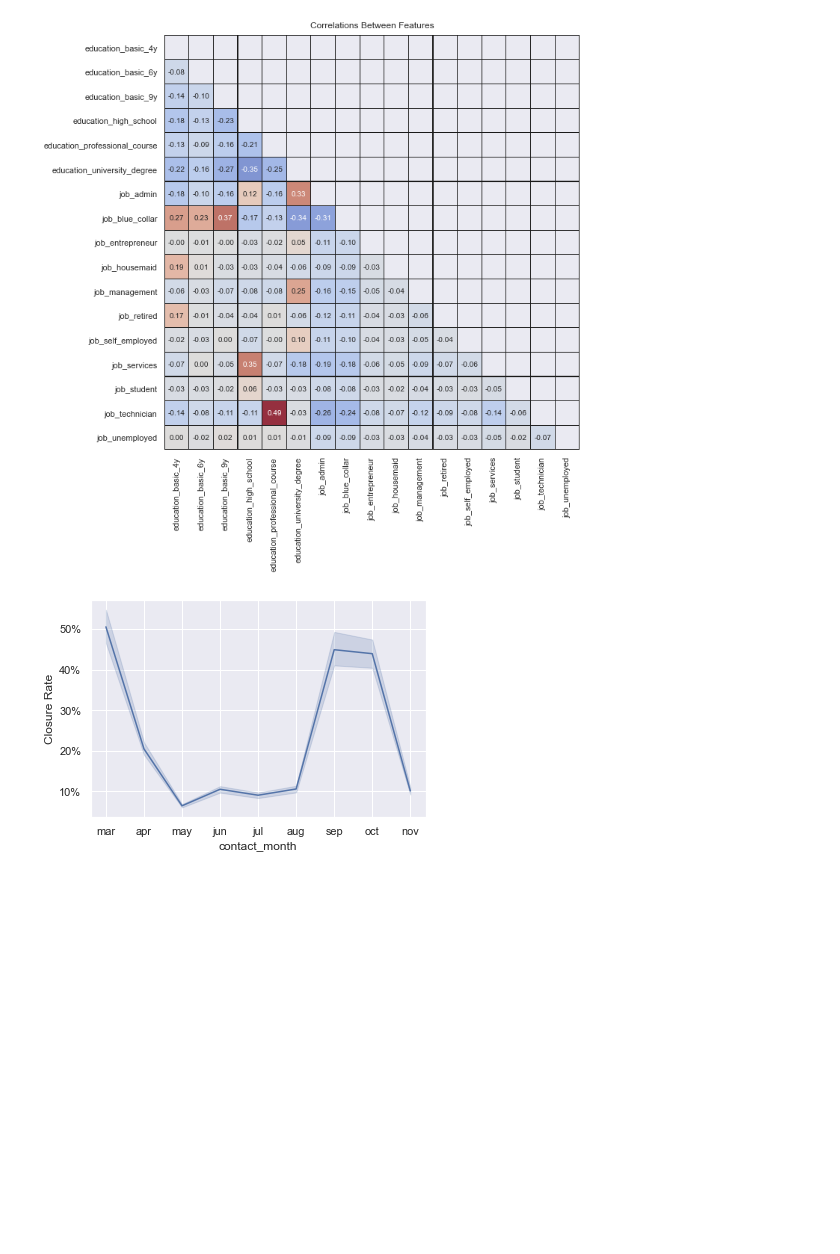
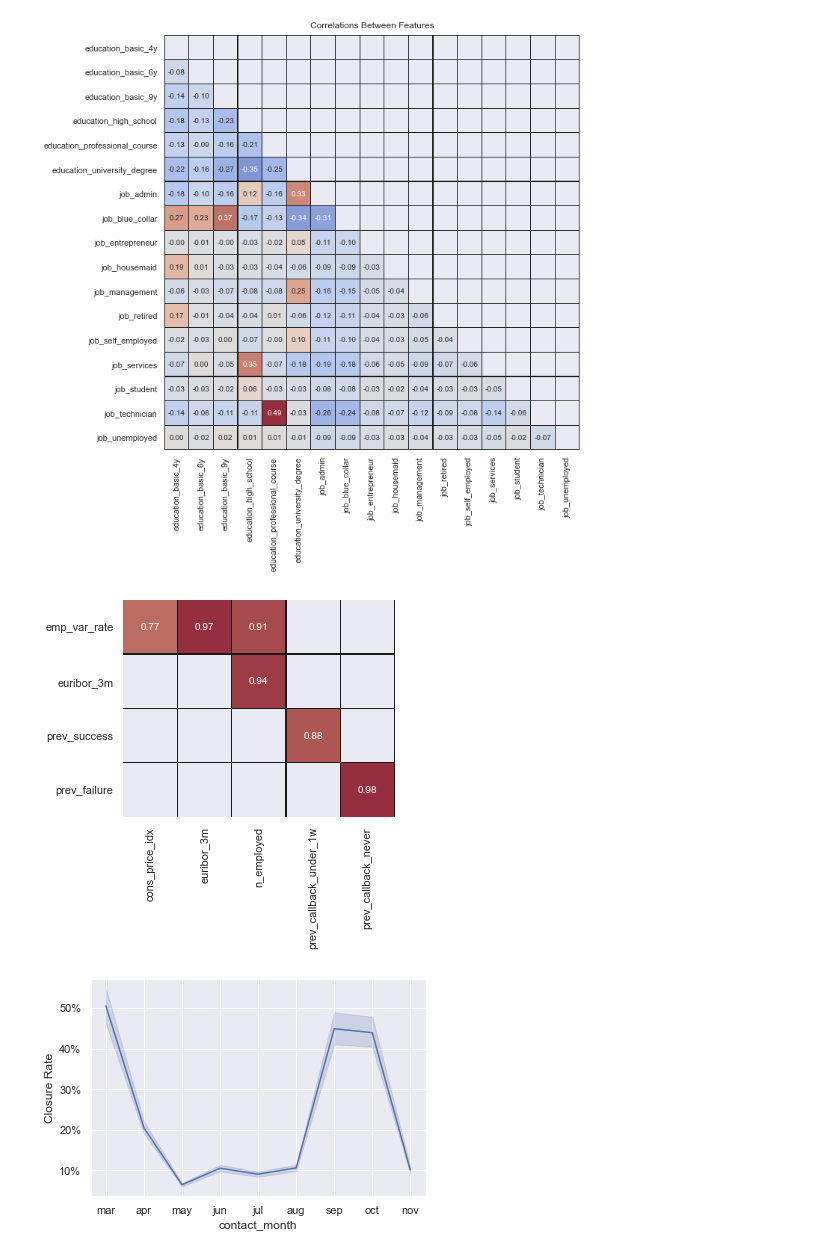
Before and after one commit to ndgigliotti/dsc-phase-3-project, a Jupyter notebook: index.ipynb, the cells around one changed output. Cells and saved outputs as stored; diff of their text form; code cells hidden in the pictures; blank space fills up the shorter version.

```diff
--- a/index.ipynb
+++ b/index.ipynb
@@ -417,6 +421,12 @@ plotting.pair_corr_heatmap(dummies, scale=.6, fmt=".2f")
 del dummies
 # %% [output]
 [figure]
+# %%
+high_corrs = diagnostics.high_correlations(df).unstack()
+sns.heatmap(data=high_corrs, **plotting.HEATMAP_STYLE)
+del high_corrs
+# %% [output]
+[figure, added]
 # %%
 ax = sns.lineplot(data=df, x="contact_month", y="invested")
 ax.yaxis.set_major_formatter(ticker.PercentFormatter(xmax=1))
```
Also changed, not shown: parts of 21 cells of this notebook, 4 other files.
